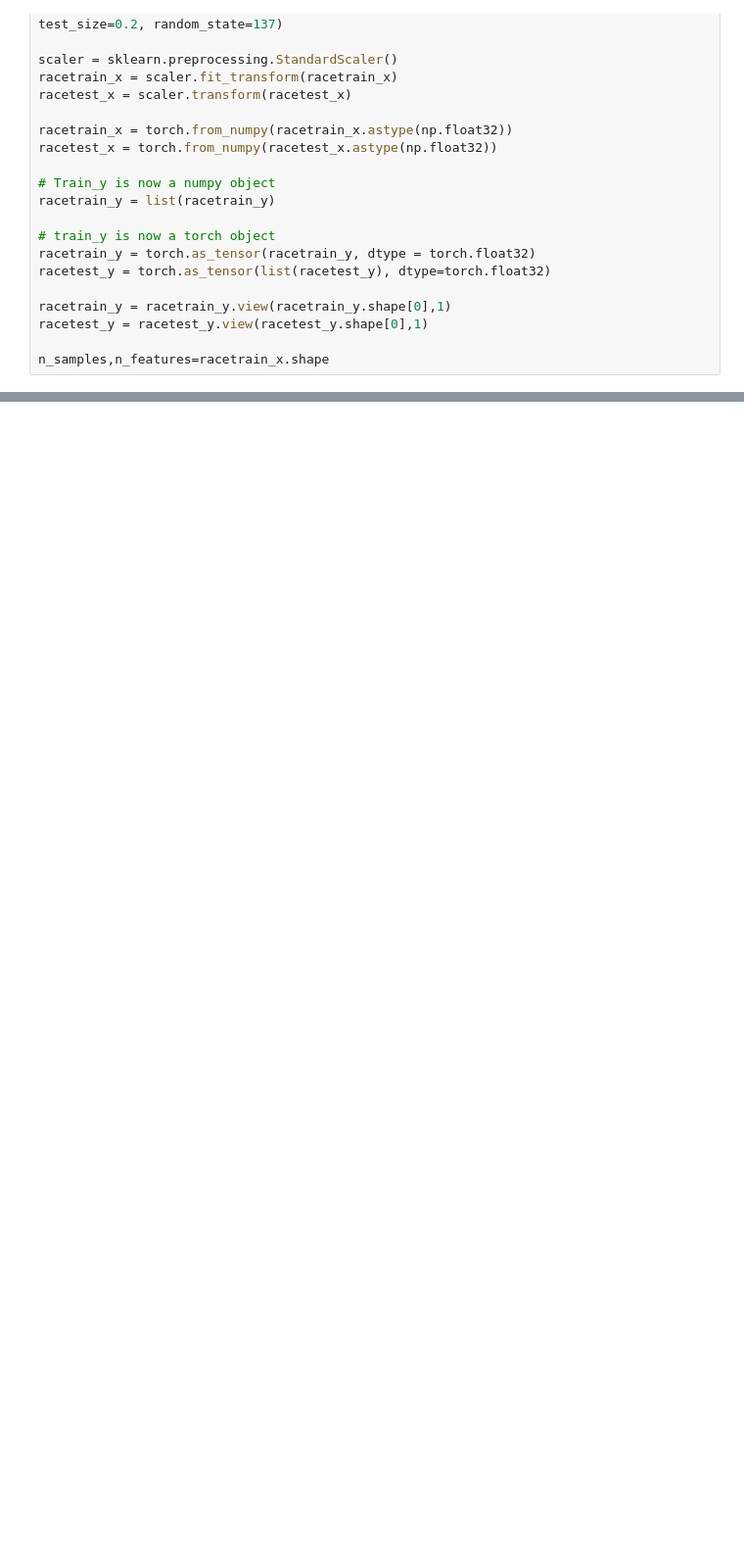
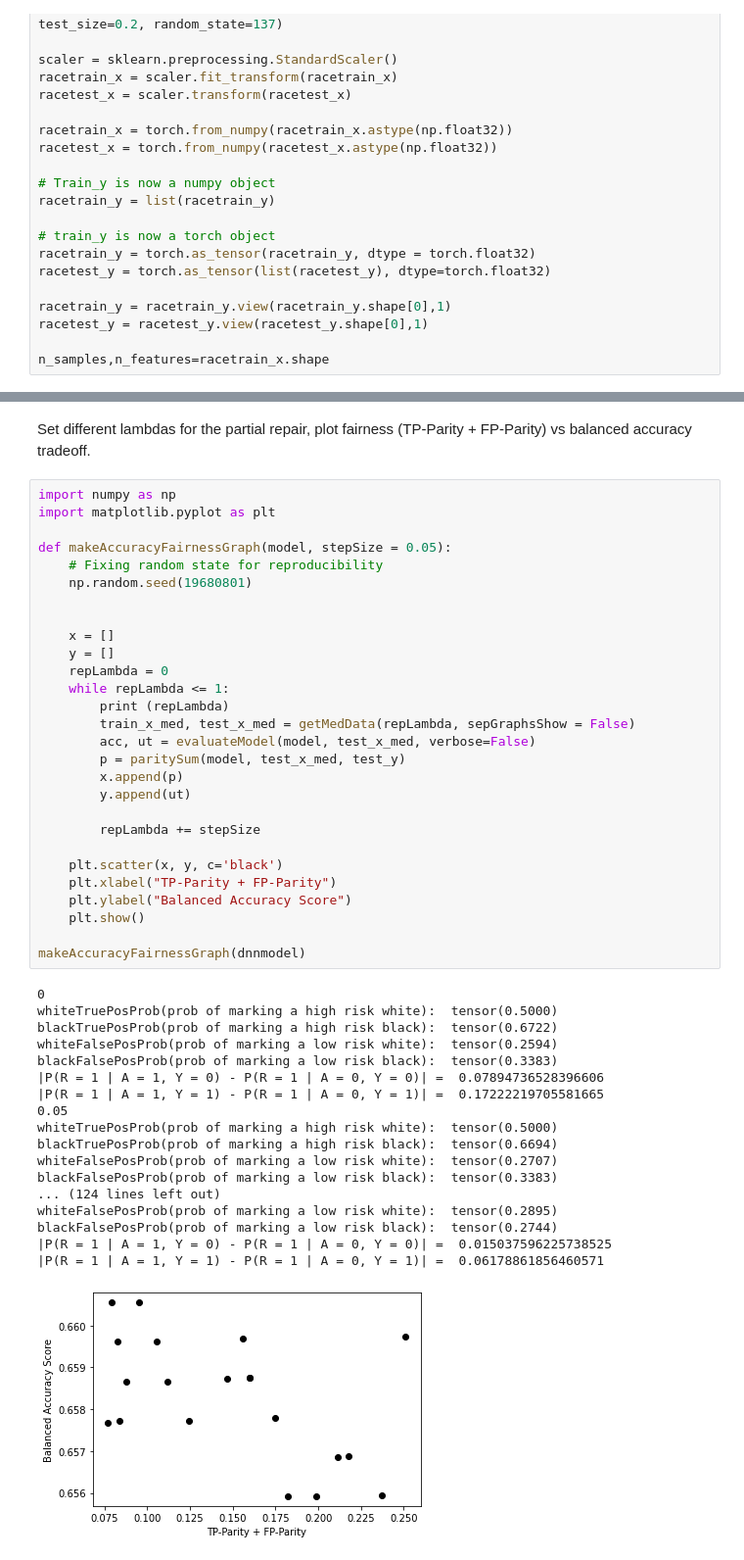
Before and after one commit to amitjoshi24/sensitive-attribute-containment-dnn-fairness, a Jupyter notebook: finalprojectcrimrecid.ipynb, the cells around one changed output, grey strips where cells are left out. Shown: that part at 98% size. Cells and saved outputs as stored; diff of their text form; blank space fills up the shorter version.

```diff
--- a/finalprojectcrimrecid.ipynb
+++ b/finalprojectcrimrecid.ipynb
@@ -1100,0 +1073,49 @@ for i, (ax, col) in enumerate(zip(axs.flat, feature_names)):
+# %% [markdown]
+Set different lambdas for the partial repair, plot fairness (TP-Parity + FP-Parity) vs balanced accuracy tradeoff.
+# %%
+import numpy as np
+import matplotlib.pyplot as plt
+
+def makeAccuracyFairnessGraph(model, stepSize = 0.05):
+    # Fixing random state for reproducibility
+    np.random.seed(19680801)
+
+
+    x = []
+    y = []
+    repLambda = 0
+    while repLambda <= 1:
+        print (repLambda)
+        train_x_med, test_x_med = getMedData(repLambda, sepGraphsShow = False)
+        acc, ut = evaluateModel(model, test_x_med, verbose=False)
+        p = paritySum(model, test_x_med, test_y)
+        x.append(p)
+        y.append(ut)
+
+        repLambda += stepSize
+
+    plt.scatter(x, y, c='black')
+    plt.xlabel("TP-Parity + FP-Parity")
+    plt.ylabel("Balanced Accuracy Score")
+    plt.show()
+
+makeAccuracyFairnessGraph(dnnmodel)
+# %% [output]
+0
+whiteTruePosProb(prob of marking a high risk white):  tensor(0.5000)
+blackTruePosProb(prob of marking a high risk black):  tensor(0.6722)
+whiteFalsePosProb(prob of marking a low risk white):  tensor(0.2594)
+blackFalsePosProb(prob of marking a low risk black):  tensor(0.3383)
+|P(R = 1 | A = 1, Y = 0) - P(R = 1 | A = 0, Y = 0)| =  0.07894736528396606
+|P(R = 1 | A = 1, Y = 1) - P(R = 1 | A = 0, Y = 1)| =  0.17222219705581665
+0.05
+whiteTruePosProb(prob of marking a high risk white):  tensor(0.5000)
+blackTruePosProb(prob of marking a high risk black):  tensor(0.6694)
+whiteFalsePosProb(prob of marking a low risk white):  tensor(0.2707)
+blackFalsePosProb(prob of marking a low risk black):  tensor(0.3383)
+... (124 lines left out)
+whiteFalsePosProb(prob of marking a low risk white):  tensor(0.2895)
+blackFalsePosProb(prob of marking a low risk black):  tensor(0.2744)
+|P(R = 1 | A = 1, Y = 0) - P(R = 1 | A = 0, Y = 0)| =  0.015037596225738525
+|P(R = 1 | A = 1, Y = 1) - P(R = 1 | A = 0, Y = 1)| =  0.06178861856460571
+[figure, added]
```
Also changed, not shown: parts of 32 cells of this notebook, 3 other files.
